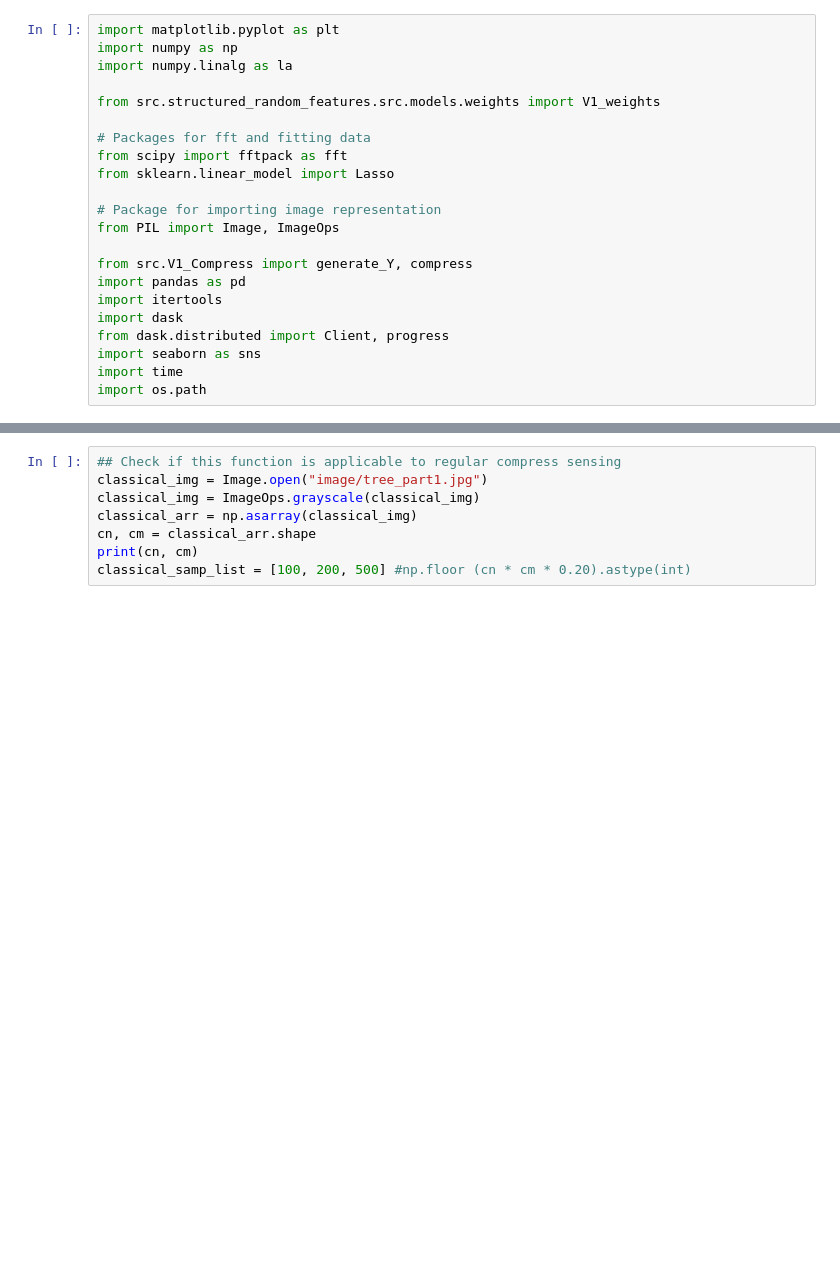
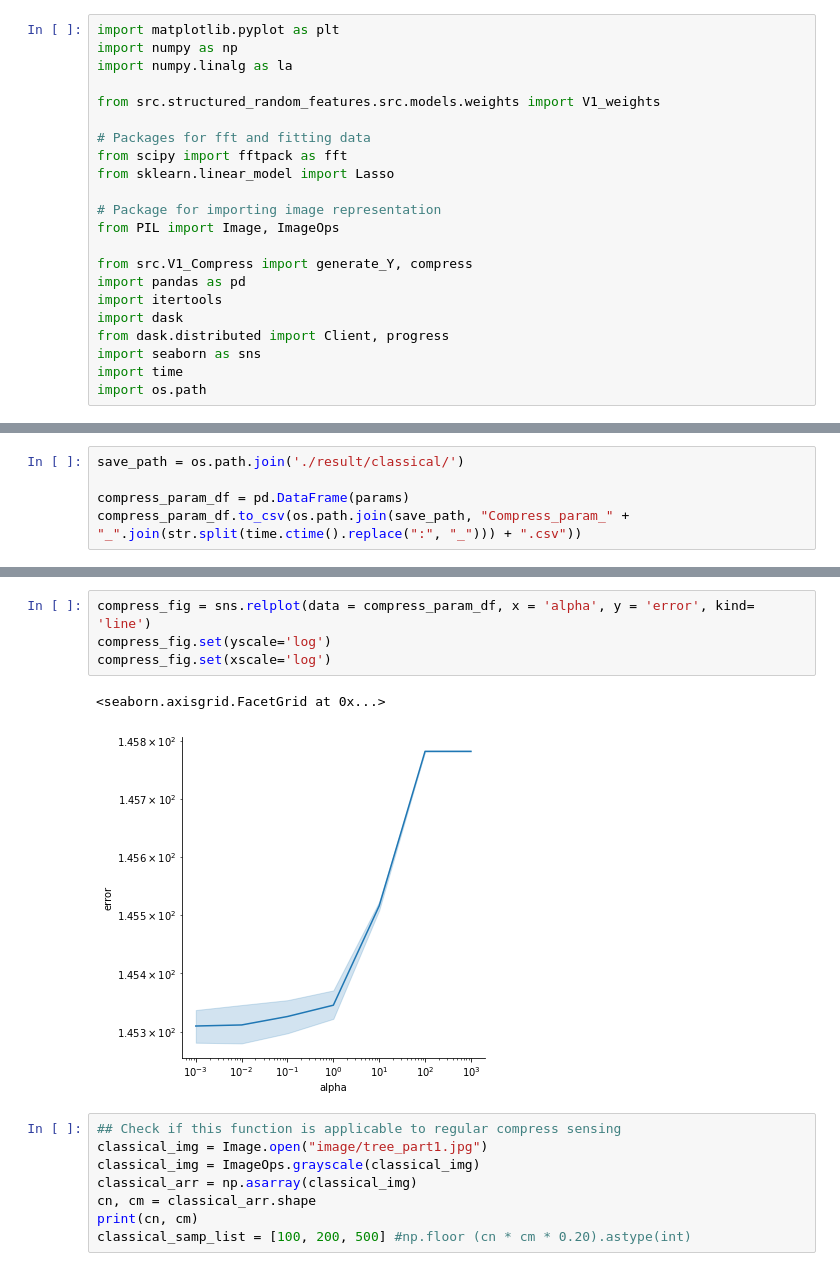
Before and after one commit to qkstngus000/Visual-Compressive-Sensing, a Jupyter notebook: Classical_Reconstruction_Hyperparameter_Search.ipynb, the cells around one changed output, grey strips where cells are left out. Cells and saved outputs as stored; diff of their text form; blank space fills up the shorter version.

```diff
--- a/Classical_Reconstruction_Hyperparameter_Search.ipynb
+++ b/Classical_Reconstruction_Hyperparameter_Search.ipynb
@@ -22,0 +91,5 @@ import os.path
+# %%
+save_path = os.path.join('./result/classical/')
+
+compress_param_df = pd.DataFrame(params)
+compress_param_df.to_csv(os.path.join(save_path, "Compress_param_" + "_".join(str.split(time.ctime().replace(":", "_"))) + ".csv"))
@@ -23,3 +109,10 @@ import os.path
+# %%
+compress_fig = sns.relplot(data = compress_param_df, x = 'alpha', y = 'error', kind= 'line')
+compress_fig.set(yscale='log')
+compress_fig.set(xscale='log')
+# %% [output]
+<seaborn.axisgrid.FacetGrid at 0x...>
+[figure, added]
 # %%
 ## Check if this function is applicable to regular compress sensing
 classical_img = Image.open("image/tree_part1.jpg")
```
Also changed, not shown: parts of 7 cells of this notebook, 6 other files.
